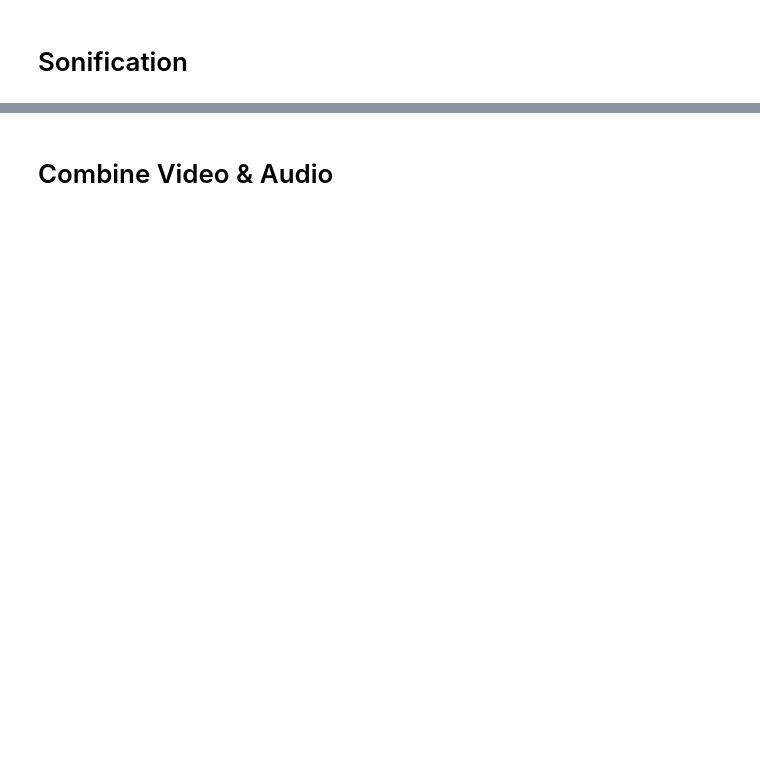
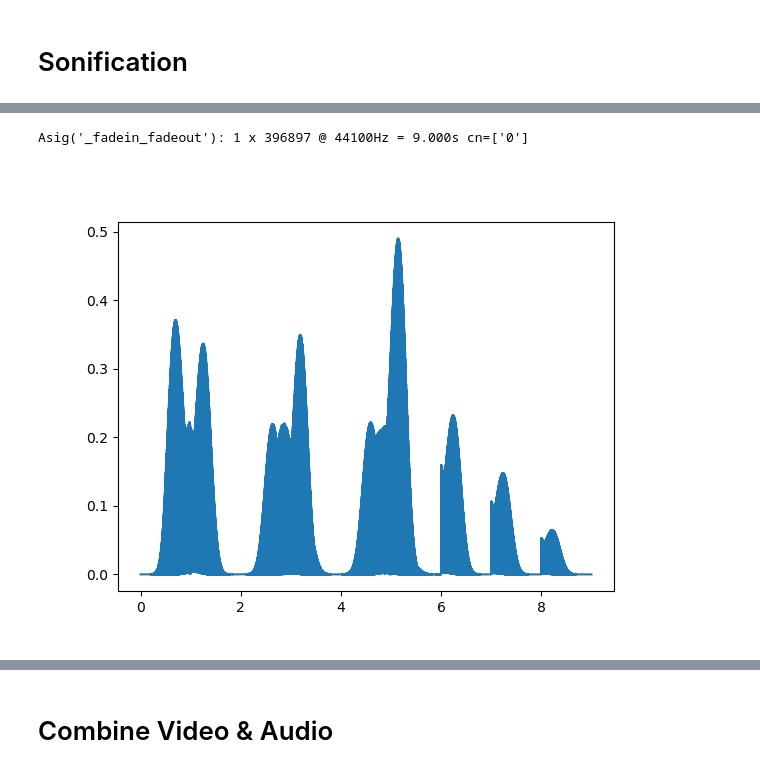
Before and after one commit to jannosch/qsynthi_prototyping, a Jupyter notebook: mapping_2.ipynb, the cells around one changed output, grey strips where cells are left out. Saved outputs shown, nothing was run; the diff lists cells and outputs as text; code cells hidden in the pictures; blank space fills up the shorter version.

```diff
--- a/mapping_2.ipynb
+++ b/mapping_2.ipynb
@@ -90,10 +108,34 @@ print(f'video saved as {video_filename}')
 # %% [markdown]
 # Sonification
+# %%
+# circle of interest
+def circle(radius, center):
+    radians_per_sample = 2 * np.pi * frequency / sample_rate
+    radians = np.arange(sample_rate * duration) * radians_per_sample
+    x = (0.5 * n * (radius * np.cos(radians) + 1 + center[0]))#.astype(int)
+    y = (0.5 * n * (radius * np.sin(radians) + 1 + center[1]))#.astype(int)
+    return x, y
+
+# line of interest
+def line(start, end):
+    t = np.arange(sample_rate * duration) / sample_rate * frequency % 1
+    x = start[0]+n//2 + t * (end[0] - start[0])
+    y = start[1]+n//2 + t * (end[1] - start[1])
+    return x, y
 # %%
+# parameters
 sample_rate = 44100
 frequency = 220
-radius = 0.6
-center = [0, 0]
+
+circle_radius = 0.25
+circle_center = [0, 0]
+
+line_start = [-60, 0.5]
+line_end   = [60, 0.5]
+
+# choose method
+x, y = circle(circle_radius, circle_center)
+# x, y = line(line_start, line_end)
 # %%
 # Sonification
 frames_indices = np.linspace(0, frame_amount - 1, sample_rate * duration, endpoint=False)
@@ -145,0 +199,8 @@ Audio(audio, rate=sample_rate)
+# %%
+a1 = Asig(audio, sr=sample_rate)
+# %%
+plt.figure()
+a1.fade_in(0.5).fade_out(4).plot().play(onset=1, rate=2) # rate: resampling (oktave hoch/runter)
+# %% [output]
+Asig('_fadein_fadeout'): 1 x 396897 @ 44100Hz = 9.000s cn=['0']
+[figure, added]
```
Also changed, not shown: parts of 13 cells of this notebook.
